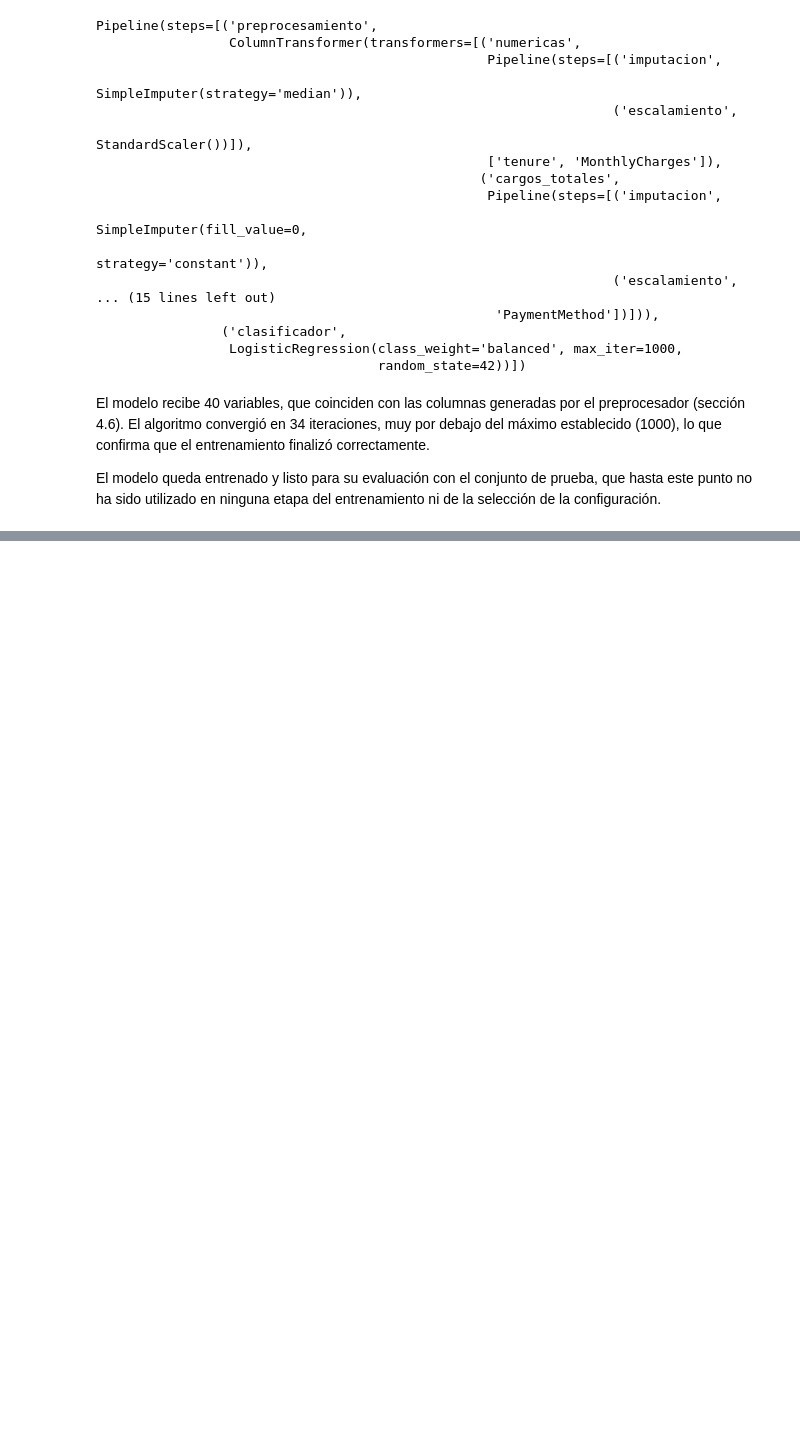
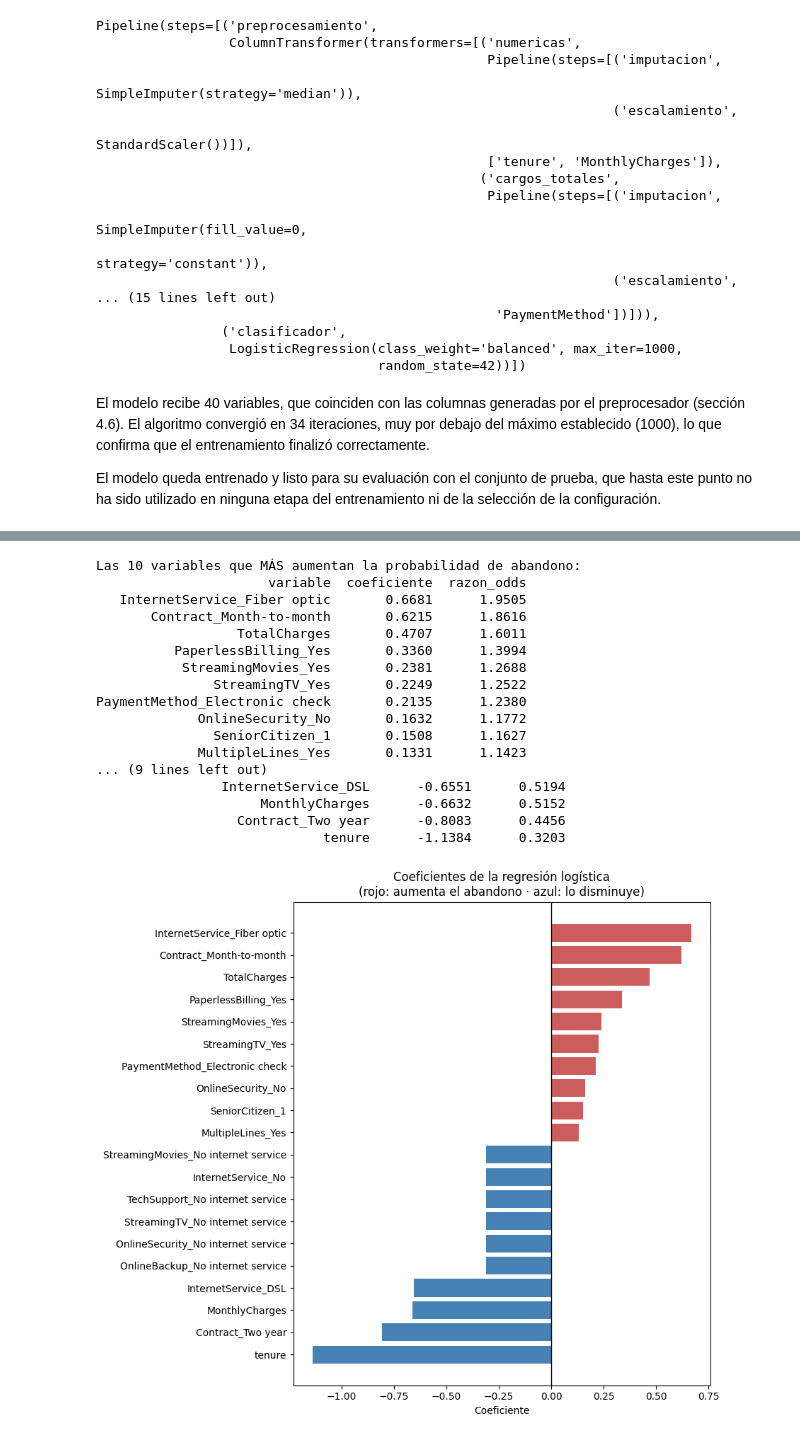
Before and after one commit to Alexa0723/Proyecto_Modelos1, a Jupyter notebook: fase-1/Fase_1_Modelo_Predictivo.ipynb, the cells around one changed output, grey strips where cells are left out. Saved outputs shown, nothing was run; the diff lists cells and outputs as text; code cells hidden in the pictures; blank space fills up the shorter version.

Commit message:
docs:  evaluación con interpretacion y de los coeficientes

```diff
--- a/fase-1/Fase_1_Modelo_Predictivo.ipynb
+++ b/fase-1/Fase_1_Modelo_Predictivo.ipynb
@@ -1563,0 +1871,62 @@ entrenamiento ni de la selección de la configuración.
+# %%
+# 7.5 Interpretación de los coeficientes
+
+nombres_columnas_modelo = modelo_predictivo.named_steps["preprocesamiento"].get_feature_names_out()
+coeficientes_modelo = modelo_predictivo.named_steps["clasificador"].coef_[0]
+
+tabla_coeficientes = pd.DataFrame({
+    "variable": nombres_columnas_modelo,
+    "coeficiente": coeficientes_modelo
+})
+
+# Quitar el prefijo del transformador (por ejemplo, "categoricas__")
+tabla_coeficientes["variable"] = tabla_coeficientes["variable"].str.split("__").str[1]
+
+# Razón de odds: efecto multiplicativo sobre las chances de abandono
+tabla_coeficientes["razon_odds"] = np.exp(tabla_coeficientes["coeficiente"])
+
+tabla_coeficientes = tabla_coeficientes.sort_values("coeficiente", ascending=False)
+
+print("Las 10 variables que MÁS aumentan la probabilidad de abandono:")
+print(tabla_coeficientes.head(10).round(4).to_string(index=False))
+print()
+print("Las 10 variables que MÁS disminuyen la probabilidad de abandono:")
+print(tabla_coeficientes.tail(10).round(4).to_string(index=False))
+
+# Gráfico: 10 coeficientes más positivos y 10 más negativos
+coeficientes_extremos = pd.concat([tabla_coeficientes.head(10), tabla_coeficientes.tail(10)])
+
+colores_barras = []
+for valor_coeficiente in coeficientes_extremos["coeficiente"]:
+    if valor_coeficiente > 0:
+        colores_barras.append("indianred")
+    else:
+        colores_barras.append("steelblue")
+
+figura, eje = plt.subplots(figsize=(9, 8))
+eje.barh(coeficientes_extremos["variable"], coeficientes_extremos["coeficiente"], color=colores_barras)
+eje.axvline(0, color="black", linewidth=1)
+eje.invert_yaxis()
+eje.set_xlabel("Coeficiente")
+eje.set_title("Coeficientes de la regresión logística\n(rojo: aumenta el abandono · azul: lo disminuye)")
+plt.tight_layout()
+plt.show()
+# %% [output]
+Las 10 variables que MÁS aumentan la probabilidad de abandono:
+                      variable  coeficiente  razon_odds
+   InternetService_Fiber optic       0.6681      1.9505
+       Contract_Month-to-month       0.6215      1.8616
+                  TotalCharges       0.4707      1.6011
+          PaperlessBilling_Yes       0.3360      1.3994
+           StreamingMovies_Yes       0.2381      1.2688
+               StreamingTV_Yes       0.2249      1.2522
+PaymentMethod_Electronic check       0.2135      1.2380
+             OnlineSecurity_No       0.1632      1.1772
+               SeniorCitizen_1       0.1508      1.1627
+             MultipleLines_Yes       0.1331      1.1423
+... (9 lines left out)
+                InternetService_DSL      -0.6551      0.5194
+                     MonthlyCharges      -0.6632      0.5152
+                  Contract_Two year      -0.8083      0.4456
+                             tenure      -1.1384      0.3203
+[figure, added]
```
Also changed, not shown: parts of 16 cells of this notebook.
